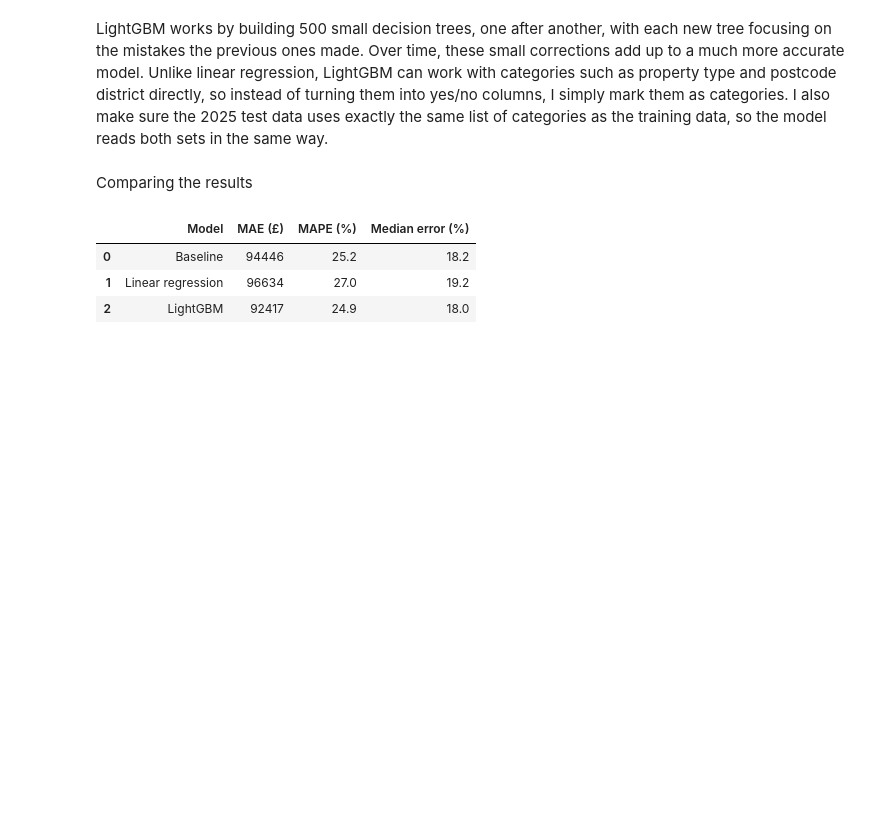
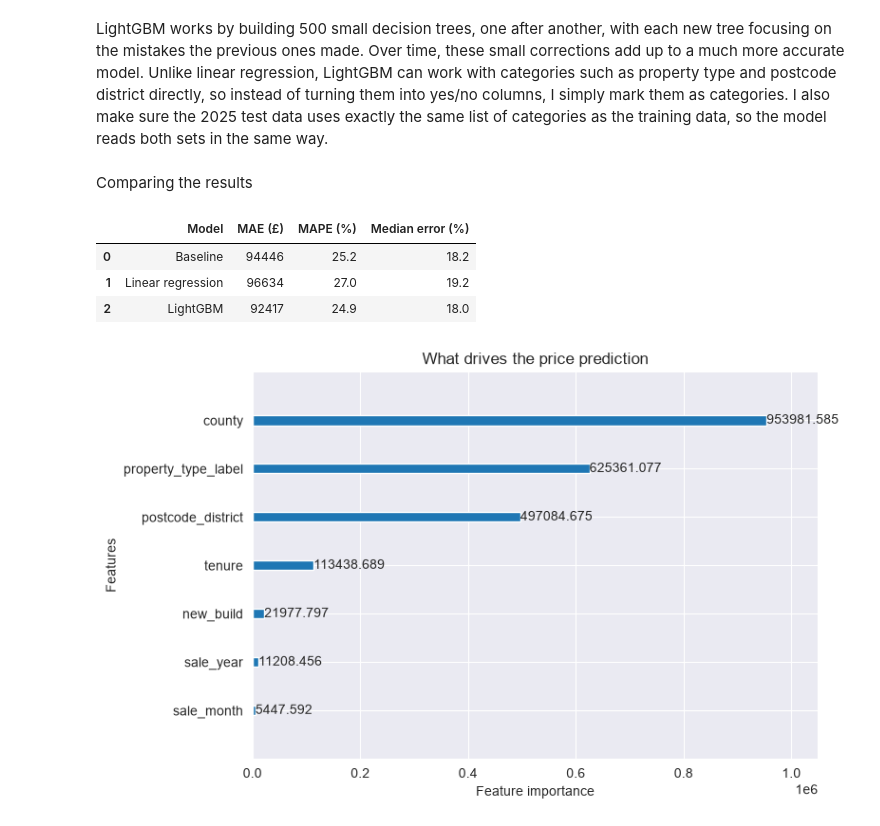
Before and after one commit to yuvaraj132002/uk-house-prices, a Jupyter notebook: 02_model.ipynb, the cells around one changed output. Drawn from its saved outputs; the diff is of its cells as text; code cells hidden in the pictures; blank space fills up the shorter version.

Commit message:
Add feature importance chart and notes

```diff
--- a/02_model.ipynb
+++ b/02_model.ipynb
@@ -133,3 +133,11 @@ results_df
 | 0 | Baseline | 94446 | 25.2 | 18.2 |
 | 1 | Linear regression | 96634 | 27.0 | 19.2 |
 | 2 | LightGBM | 92417 | 24.9 | 18.0 |
+# %%
+lgb.plot_importance(lgbm, importance_type="gain", max_num_features=10, figsize=(8, 5))
+plt.title("What drives the price prediction")
+plt.tight_layout()
+plt.savefig("images/feature_importance.png", dpi=150)
+plt.show()
+# %% [output]
+[figure, added]
```
Also changed, not shown: parts of 2 cells of this notebook, 1 other file.
